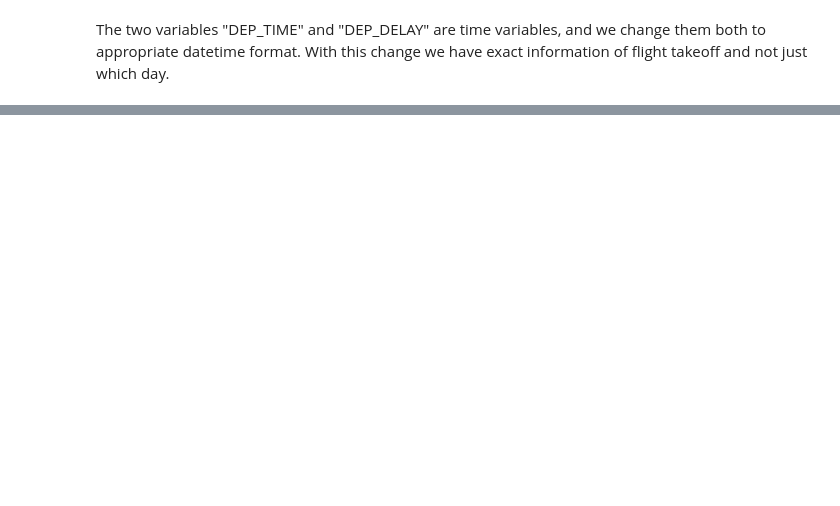
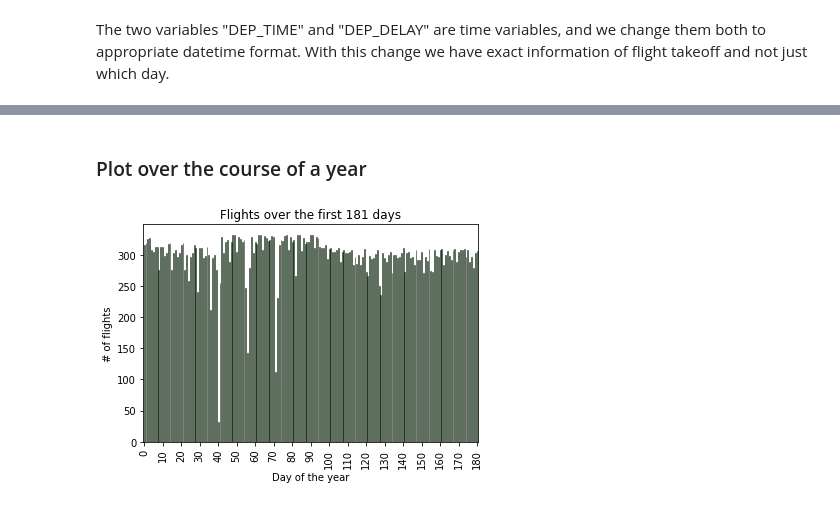
Before and after one commit to JCRL21/ModelML_project, a Jupyter notebook: Explainer_notebook.ipynb, the cells around one changed output, grey strips where cells are left out. Cells and saved outputs as stored; diff of their text form; code cells hidden in the pictures; blank space fills up the shorter version.

```diff
--- a/Explainer_notebook.ipynb
+++ b/Explainer_notebook.ipynb
@@ -185,0 +313,12 @@ df_weather.to_csv('Data/weather_pre.csv')
+# %% [markdown]
+### Plot over the course of a year
+# %%
+# Plot taxi out time
+df_date = df.groupby(["FL_DATE"]).size()
+df_date.plot.bar(color='green', alpha=0.5, edgecolor='black')
+plt.xticks(ticks = np.arange(0, 181, 10), labels = np.arange(0, 181, 10))
+plt.title('Flights over the first 181 days')
+plt.xlabel('Day of the year')
+plt.ylabel('# of flights');
+# %% [output]
+[figure, added]
```
Also changed, not shown: parts of 20 cells of this notebook.
